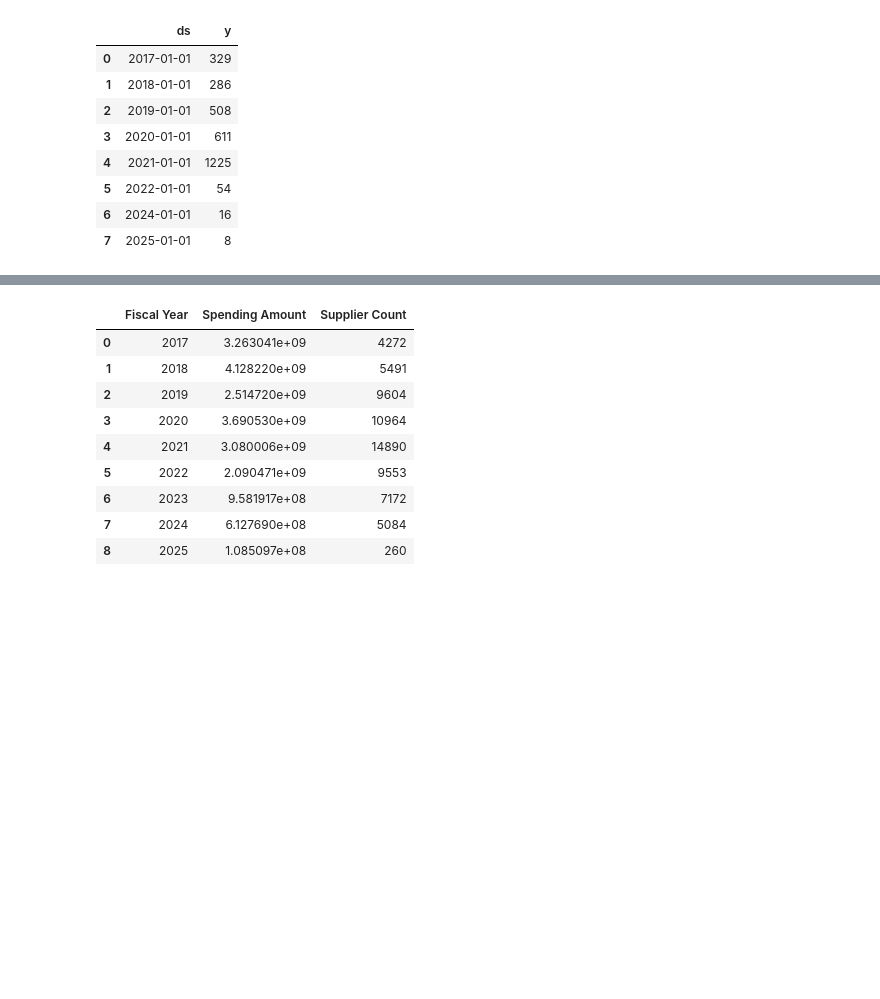
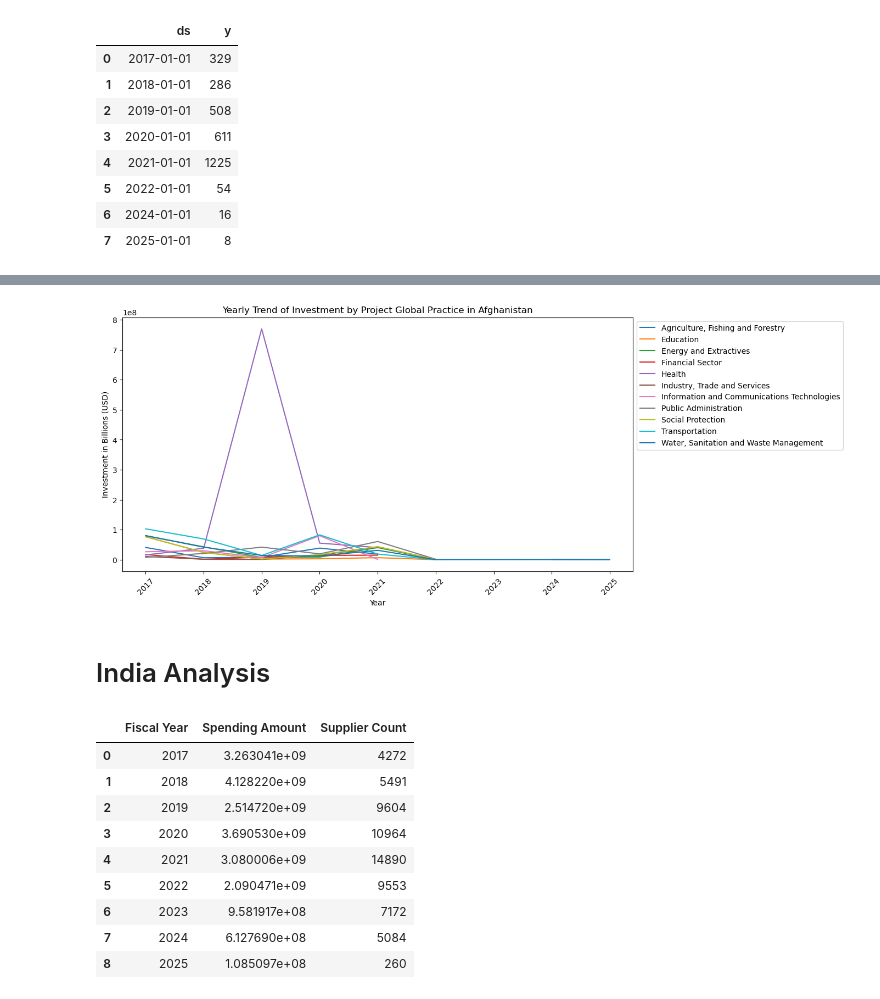
Before and after one commit to mdlugosz-develop/bootcamp-project-1, a Jupyter notebook: analysis.ipynb, the cells around one changed output, grey strips where cells are left out. Saved outputs shown, nothing was run; the diff lists cells and outputs as text; code cells hidden in the pictures; blank space fills up the shorter version.

Commit message:
added new charts for gita

```diff
--- a/analysis.ipynb
+++ b/analysis.ipynb
@@ -371,3 +392,19 @@ model_contracts.plot(forecast_contracts)
+# %%
+af_by_practice = pd.pivot_table(sorted_df[sorted_df['Borrower Country / Economy'] == 'Afghanistan'],values='Supplier Contract Amount (USD)',index='Fiscal Year',columns='Project Global Practice',aggfunc='sum')
+
+af_by_practice.head()
+
+af_by_practice.plot(figsize=(12, 6))
+plt.title('Yearly Trend of Investment by Project Global Practice in Afghanistan')
+plt.xlabel('Year')
+plt.ylabel('Investment in Billions (USD)')
+plt.xticks(rotation=45)
+plt.legend(loc='upper left', bbox_to_anchor=(1, 1))
+plt.show()
+# %% [output]
+[figure, added]
+# %% [markdown]
+# India Analysis
 # %%
 
 India_df = merged_df[merged_df['Borrower Country / Economy'] == 'India'].set_index('Fiscal Year',drop=True)
```
Also changed, not shown: parts of 22 cells of this notebook.
